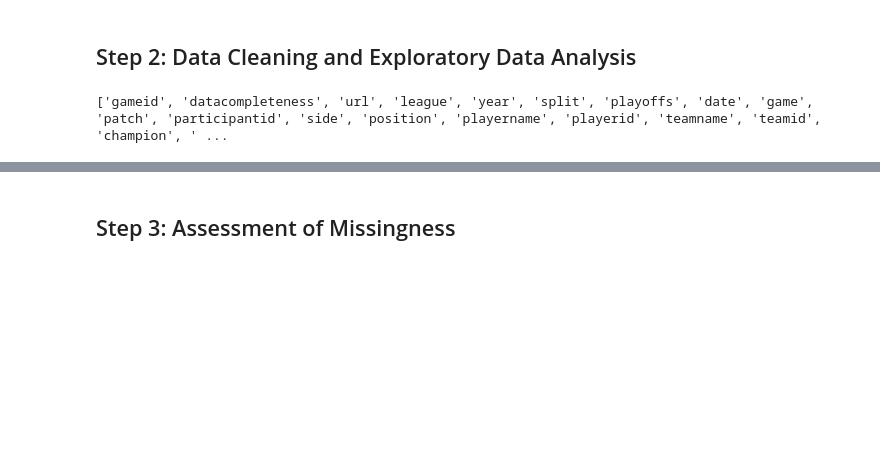
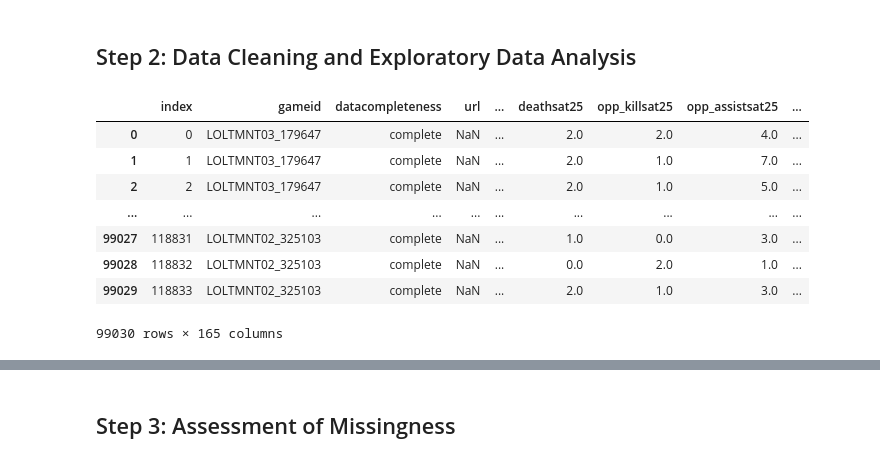
Before and after one commit to JaredW022/dsc80-2025-fa, a Jupyter notebook: projects/proj04/template.ipynb, the cells around one changed output, grey strips where cells are left out. Cells and saved outputs as stored; diff of their text form; code cells hidden in the pictures; blank space fills up the shorter version.

```diff
--- a/projects/proj04/template.ipynb
+++ b/projects/proj04/template.ipynb
@@ -21,9 +21,17 @@ pd.options.plotting.backend = 'plotly'
 ## Step 2: Data Cleaning and Exploratory Data Analysis
 # %%
 worlds2025df = pd.read_csv("C:/Users/jwang/Downloads/2025_LoL_esports_match_data_from_OraclesElixir.csv", low_memory=False)
-print([worlds2025df.columns[i] for i in range(len(worlds2025df.columns))])
-
-# coorelation of gold diff at different times of the game vs total game length
-#
+team_data_df = worlds2025df[worlds2025df["position"] == "team"]
+without_teams_df = worlds2025df[worlds2025df["position"] != "team"]
-# %% [output]
-['gameid', 'datacompleteness', 'url', 'league', 'year', 'split', 'playoffs', 'date', 'game', 'patch', 'participantid', 'side', 'position', 'playername', 'playerid', 'teamname', 'teamid', 'champion', ' ...
+# %%
+without_teams_df.reset_index()
+# %% [output]
+|  | index | gameid | datacompleteness | url | ... | deathsat25 | opp_killsat25 | opp_assistsat25 | ... |
+| 0 | 0 | LOLTMNT03_179647 | complete | NaN | ... | 2.0 | 2.0 | 4.0 | ... |
+| 1 | 1 | LOLTMNT03_179647 | complete | NaN | ... | 2.0 | 1.0 | 7.0 | ... |
+| 2 | 2 | LOLTMNT03_179647 | complete | NaN | ... | 2.0 | 1.0 | 5.0 | ... |
+| ... | ... | ... | ... | ... | ... | ... | ... | ... | ... |
+| 99027 | 118831 | LOLTMNT02_325103 | complete | NaN | ... | 1.0 | 0.0 | 3.0 | ... |
+| 99028 | 118832 | LOLTMNT02_325103 | complete | NaN | ... | 0.0 | 2.0 | 1.0 | ... |
+| 99029 | 118833 | LOLTMNT02_325103 | complete | NaN | ... | 2.0 | 1.0 | 3.0 | ... |
+99030 rows × 165 columns
```
Also changed, not shown: parts of 5 cells of this notebook, 1 other file.
